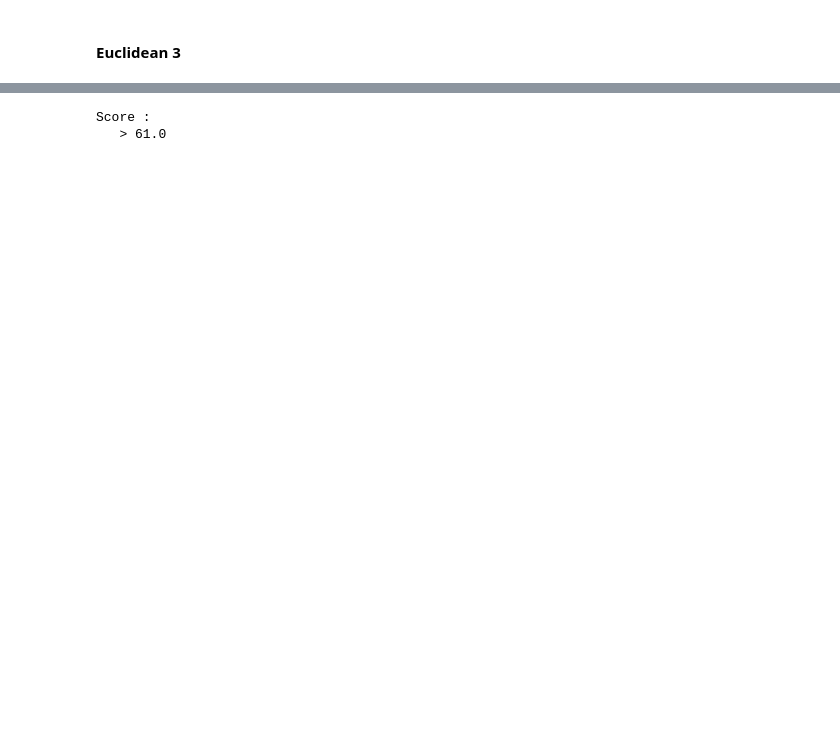
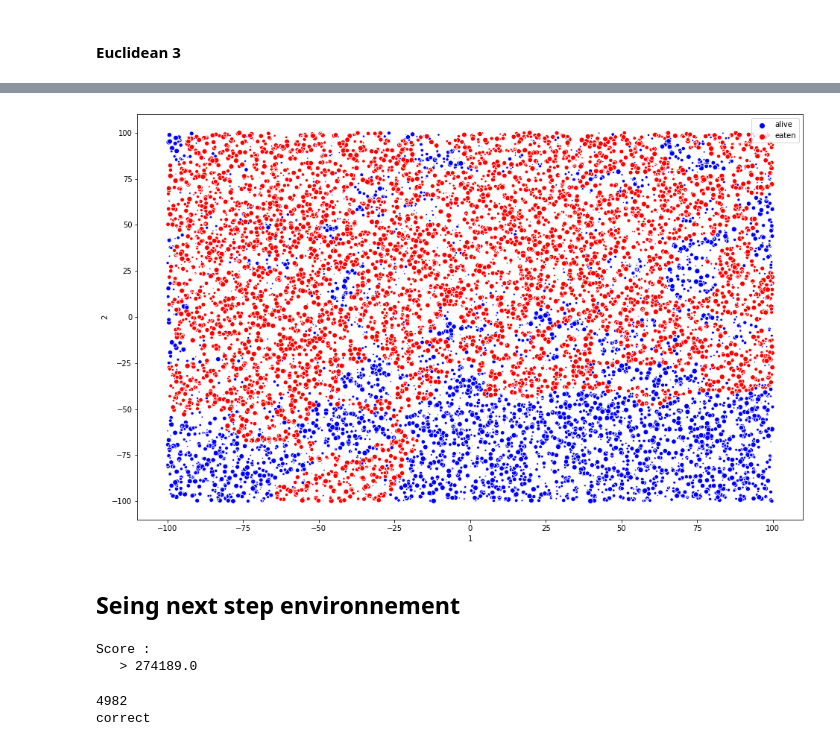
Before and after one commit to camilleAmaury/Master2DS, a Jupyter notebook: ClassificationRepresentationLearning/Projet/FirstTry.ipynb, the cells around one changed output, grey strips where cells are left out. Cells and saved outputs as stored; diff of their text form; code cells hidden in the pictures; blank space fills up the shorter version.

```diff
--- a/ClassificationRepresentationLearning/Projet/FirstTry.ipynb
+++ b/ClassificationRepresentationLearning/Projet/FirstTry.ipynb
@@ -122,2 +155,8 @@ correct
 # %%
 parser(result[0], "Euclidean_3_Metric")
+# %%
+scatter_eaten(df, result)
+# %% [output]
+[figure, added]
+# %% [markdown]
+## Seing next step environnement
@@ -221,7 +274,0 @@ def LoadGraph(neightbors):
-# %%
-strategy = Random_Strategy()
-result = play_game2(df.values, LoadGraph(30), strategy, 10_000., (0,0), 1)
-print("Score :\n   > {}".format(result[0]))
-# %% [output]
-Score :
-   > 61.0
@@ -227,0 +291,12 @@ Score :
+# %%
+strategy = OneStep_Metric_Strategy(OneStep_Euclidean_1_Metric(0.50))
+result = play_game(Game2(_max_time, np.copy(M2), 10, 10), np.copy(M), strategy, _init_pos)
+print("Score :\n   > {}".format(result[1]))
+# %% [output]
+Score :
+   > 274189.0
+# %%
+check_length_and_correctness(result[0])
+# %% [output]
+4982
+correct
```
Also changed, not shown: parts of 26 cells of this notebook, 11 other files.
